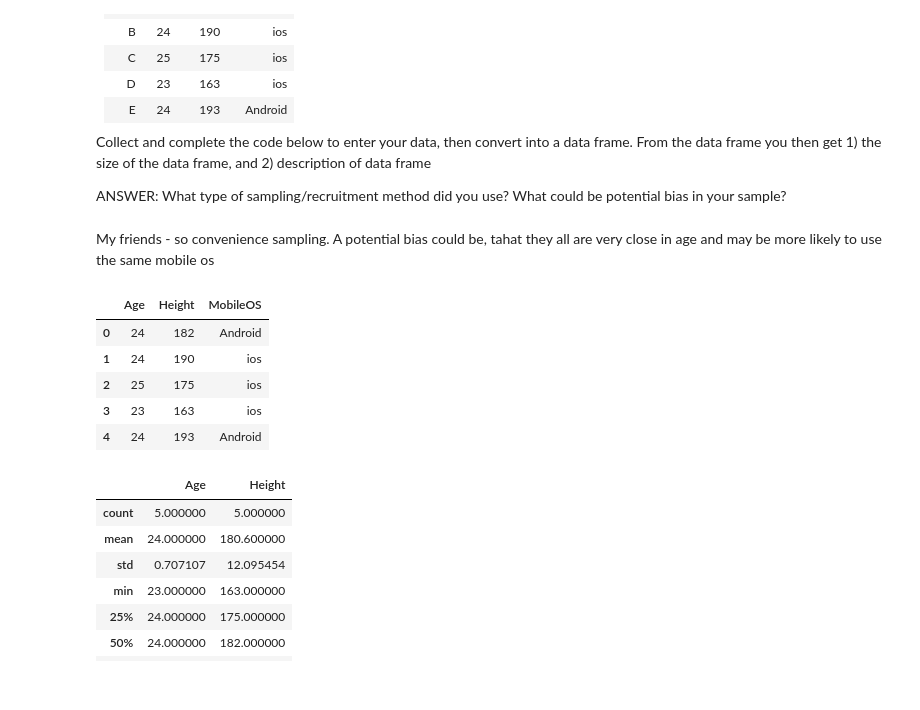
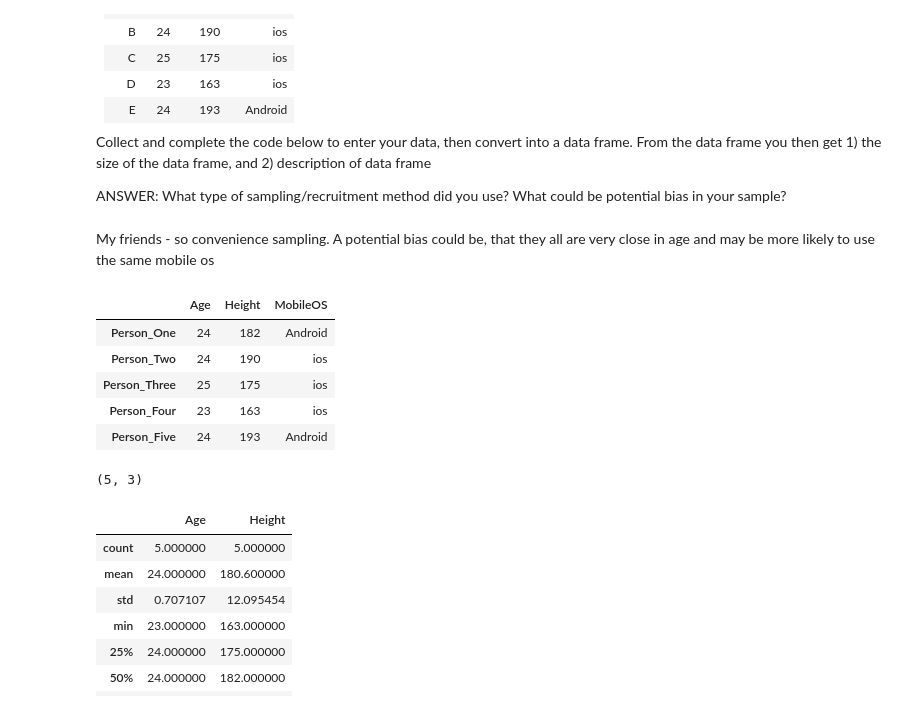
Before and after one commit to ValdemarWessing/UX-Kvantitativ-brugerevaluering-Kbh-F25, a Jupyter notebook: UX1_When-and-What.ipynb, the cells around one changed output. Drawn from its saved outputs; the diff is of its cells as text; code cells hidden in the pictures.

```diff
--- a/UX1_When-and-What.ipynb
+++ b/UX1_When-and-What.ipynb
@@ -337,24 +337,28 @@ From the data frame you then get 1) the size of the data frame, and 2) descripti
 ANSWER: What type of sampling/recruitment method did you use? What could be potential bias in your sample?
 # %% [markdown]
 My friends - so convenience sampling.
-A potential bias could be, tahat they all are very close in age and may be more likely to use the same mobile os
+A potential bias could be, that they all are very close in age and may be more likely to use the same mobile os
 # %%
 # Collect and complete the code to enter your data
 # Then convert into data frame and get 1) the size of the data frame, and 2) description of data frame
 
 data = {'Age': [24,24,25,23,24],
         'Height': [182,190,175,163,193],
         'MobileOS': ['Android','ios','ios','ios','Android']}
 
-df = pd.DataFrame(data)
+df = pd.DataFrame(data, index=['Person_One', 'Person_Two', 'Person_Three', 'Person_Four', 'Person_Five'])
 df
 # %% [output]
 |  | Age | Height | MobileOS |
-| 0 | 24 | 182 | Android |
-| 1 | 24 | 190 | ios |
-| 2 | 25 | 175 | ios |
-| 3 | 23 | 163 | ios |
-| 4 | 24 | 193 | Android |
+| Person_One | 24 | 182 | Android |
+| Person_Two | 24 | 190 | ios |
+| Person_Three | 25 | 175 | ios |
+| Person_Four | 23 | 163 | ios |
+| Person_Five | 24 | 193 | Android |
+# %%
+df.shape
+# %% [output]
+(5, 3)
 # %%
 df.describe()
 # %% [output]
```
